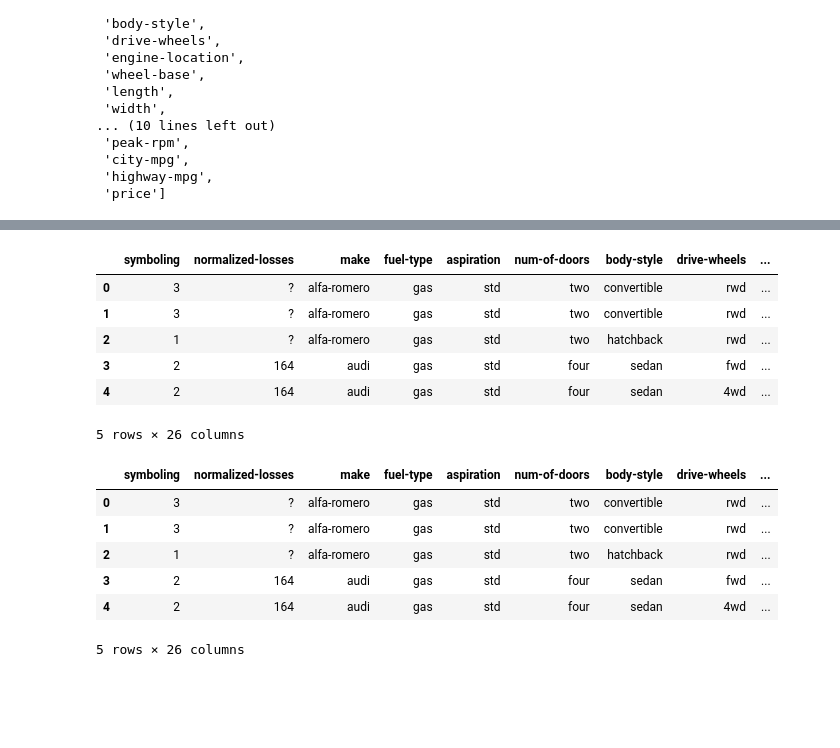
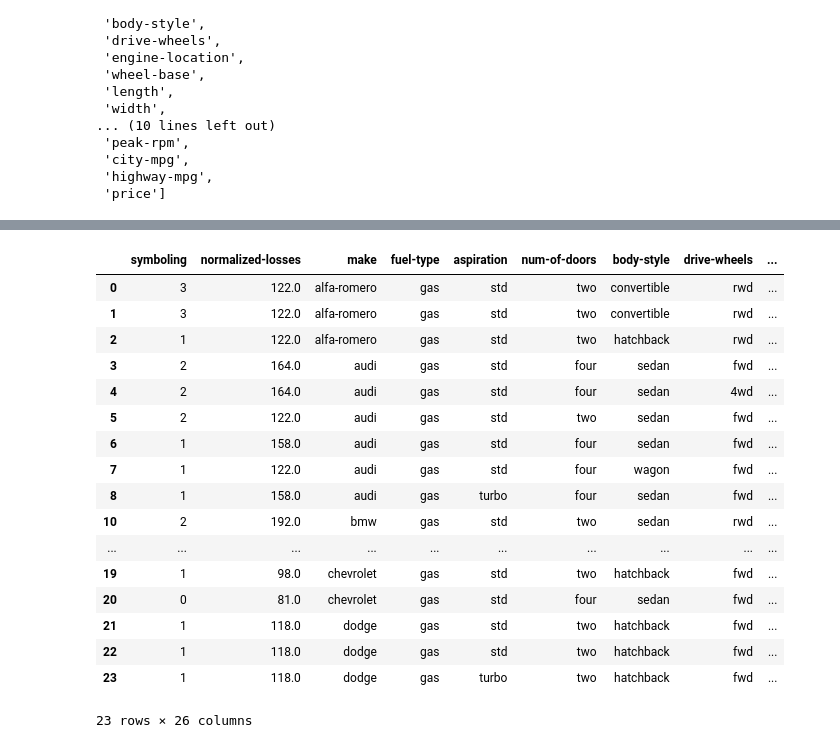
Before and after one commit to lfparra/EDX-Analizando-Datos-con-Python, a Jupyter notebook: Modulo 1/ Automobile Data Set.ipynb, the cells around one changed output, grey strips where cells are left out. Cells and saved outputs as stored; diff of their text form; code cells hidden in the pictures; blank space fills up the shorter version.

Commit message:
Normalización de columnas, eliminación y/o corrección de Nan's

```diff
--- a/Modulo 1/ Automobile Data Set.ipynb
+++ b/Modulo 1/ Automobile Data Set.ipynb
@@ -40,27 +62,28 @@ df.columns = headers
-# %%
-df.head()
-# %% [output]
-|  | symboling | normalized-losses | make | fuel-type | aspiration | num-of-doors | body-style | drive-wheels | ... |
-| 0 | 3 | ? | alfa-romero | gas | std | two | convertible | rwd | ... |
-| 1 | 3 | ? | alfa-romero | gas | std | two | convertible | rwd | ... |
-| 2 | 1 | ? | alfa-romero | gas | std | two | hatchback | rwd | ... |
-| 3 | 2 | 164 | audi | gas | std | four | sedan | fwd | ... |
-| 4 | 2 | 164 | audi | gas | std | four | sedan | 4wd | ... |
-5 rows × 26 columns
 # %%
 path = "C:/Users/leopa/Documents/Programacion/Jupyter Notebook/EDX/Analizando datos con Python/Modulo 1/automobile.csv"
 # %%
 df.to_csv(path)
 # %%
-df.head()
+df.head(23)
 # %% [output]
 |  | symboling | normalized-losses | make | fuel-type | aspiration | num-of-doors | body-style | drive-wheels | ... |
-| 0 | 3 | ? | alfa-romero | gas | std | two | convertible | rwd | ... |
-| 1 | 3 | ? | alfa-romero | gas | std | two | convertible | rwd | ... |
-| 2 | 1 | ? | alfa-romero | gas | std | two | hatchback | rwd | ... |
-| 3 | 2 | 164 | audi | gas | std | four | sedan | fwd | ... |
-| 4 | 2 | 164 | audi | gas | std | four | sedan | 4wd | ... |
+| 0 | 3 | 122.0 | alfa-romero | gas | std | two | convertible | rwd | ... |
+| 1 | 3 | 122.0 | alfa-romero | gas | std | two | convertible | rwd | ... |
+| 2 | 1 | 122.0 | alfa-romero | gas | std | two | hatchback | rwd | ... |
+| 3 | 2 | 164.0 | audi | gas | std | four | sedan | fwd | ... |
+| 4 | 2 | 164.0 | audi | gas | std | four | sedan | 4wd | ... |
+| 5 | 2 | 122.0 | audi | gas | std | two | sedan | fwd | ... |
+| 6 | 1 | 158.0 | audi | gas | std | four | sedan | fwd | ... |
+| 7 | 1 | 122.0 | audi | gas | std | four | wagon | fwd | ... |
+| 8 | 1 | 158.0 | audi | gas | turbo | four | sedan | fwd | ... |
+| 10 | 2 | 192.0 | bmw | gas | std | two | sedan | rwd | ... |
+| ... | ... | ... | ... | ... | ... | ... | ... | ... | ... |
+| 19 | 1 | 98.0 | chevrolet | gas | std | two | hatchback | fwd | ... |
+| 20 | 0 | 81.0 | chevrolet | gas | std | four | sedan | fwd | ... |
+| 21 | 1 | 118.0 | dodge | gas | std | two | hatchback | fwd | ... |
+| 22 | 1 | 118.0 | dodge | gas | std | two | hatchback | fwd | ... |
+| 23 | 1 | 118.0 | dodge | gas | turbo | two | hatchback | fwd | ... |
-5 rows × 26 columns
+23 rows × 26 columns
 # %%
 df.dtypes
 # %% [output]
```
Also changed, not shown: parts of 14 cells of this notebook.
